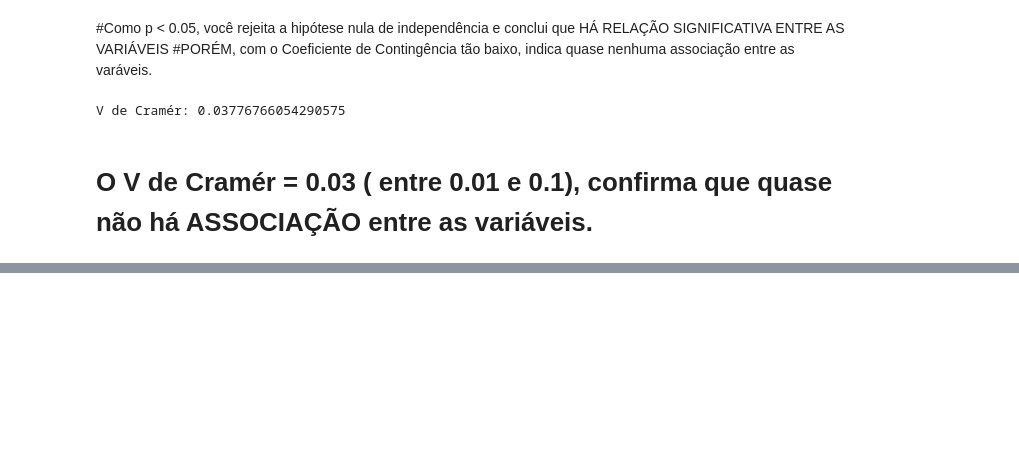
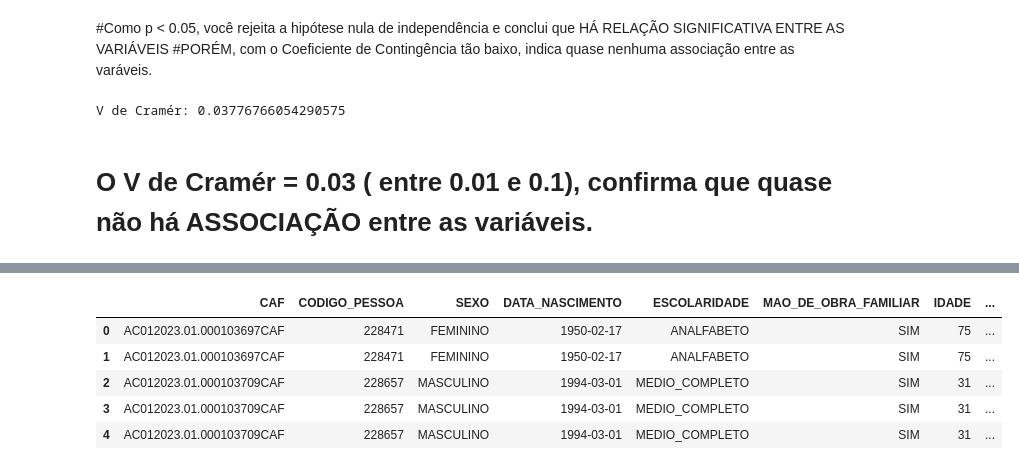
Before and after one commit to Luisamfer/Ativ_Est_Desc, a Jupyter notebook: Estat_desc.ipynb, the cells around one changed output, grey strips where cells are left out. Drawn from its saved outputs; the diff is of its cells as text; code cells hidden in the pictures; blank space fills up the shorter version.

```diff
--- a/Estat_desc.ipynb
+++ b/Estat_desc.ipynb
@@ -483,0 +530,4 @@ df_renda_area.info()
+# %%
+# JUNTANDO O DF DAS RENDAS AOS MEMBROS E AREA PRINCIPAL
+df_membros_area_renda = pd.merge(df_membros_area, df_renda_tipo, on="CAF", how="inner")
+df_membros_area_renda.info()
@@ -483,0 +555,9 @@ df_renda_area.info()
+# %%
+df_membros_area_renda.head()
+# %% [output]
+|  | CAF | CODIGO_PESSOA | SEXO | DATA_NASCIMENTO | ESCOLARIDADE | MAO_DE_OBRA_FAMILIAR | IDADE | ... |
+| 0 | AC012023.01.000103697CAF | 228471 | FEMININO | 1950-02-17 | ANALFABETO | SIM | 75 | ... |
+| 1 | AC012023.01.000103697CAF | 228471 | FEMININO | 1950-02-17 | ANALFABETO | SIM | 75 | ... |
+| 2 | AC012023.01.000103709CAF | 228657 | MASCULINO | 1994-03-01 | MEDIO_COMPLETO | SIM | 31 | ... |
+| 3 | AC012023.01.000103709CAF | 228657 | MASCULINO | 1994-03-01 | MEDIO_COMPLETO | SIM | 31 | ... |
+| 4 | AC012023.01.000103709CAF | 228657 | MASCULINO | 1994-03-01 | MEDIO_COMPLETO | SIM | 31 | ... |
```
Also changed, not shown: parts of 7 cells of this notebook.
